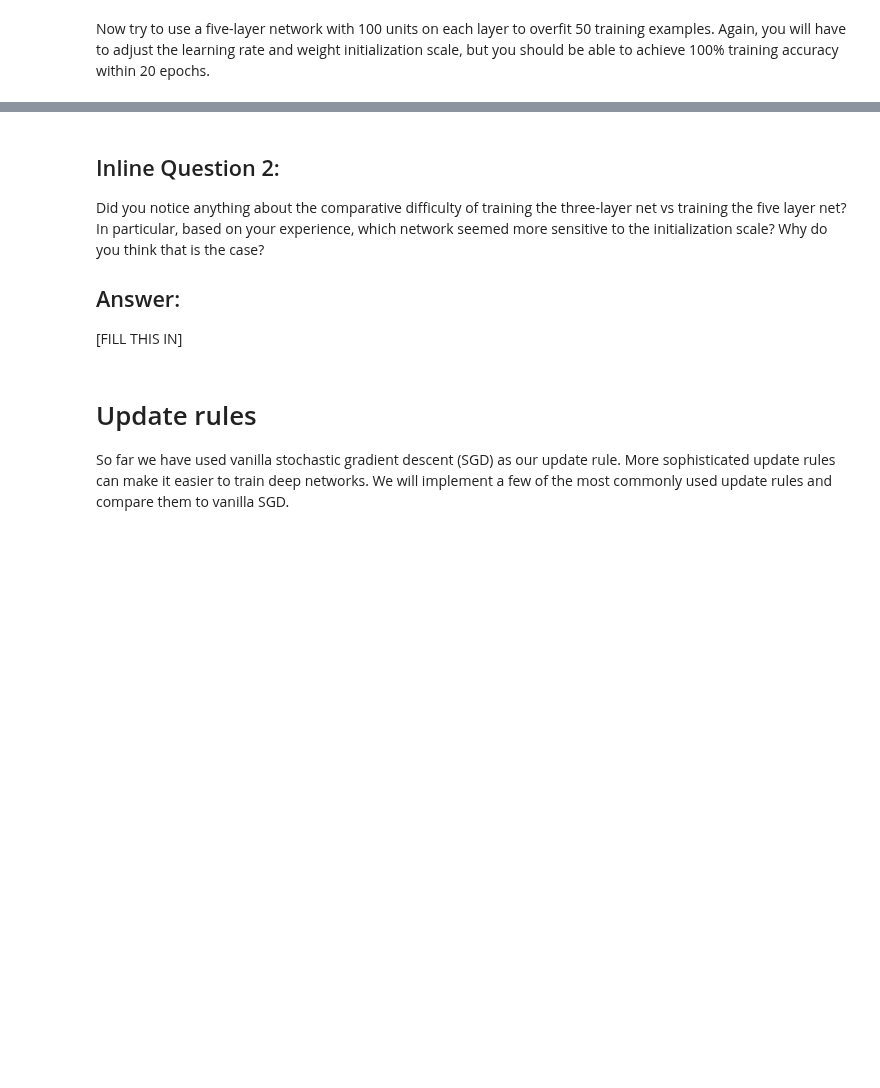
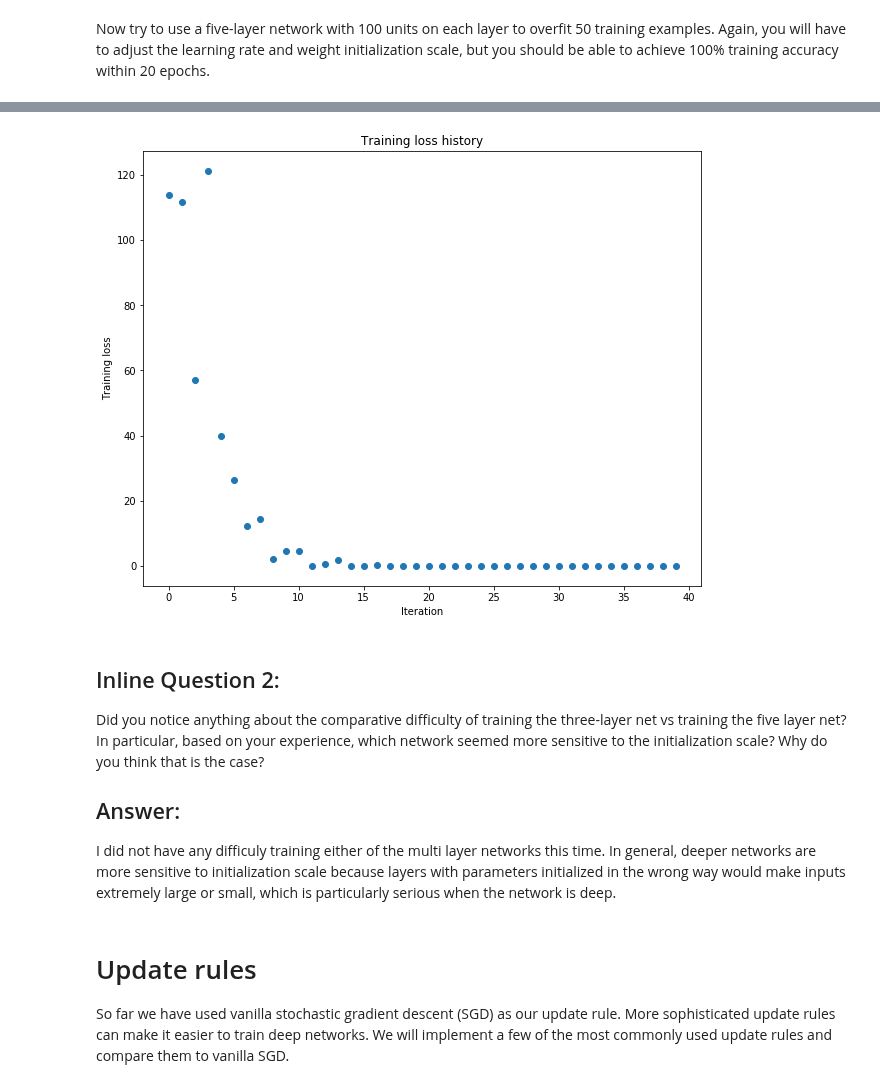
Before and after one commit to kumatheworld/CS231n, a Jupyter notebook: assignment2/FullyConnectedNets.ipynb, the cells around one changed output, grey strips where cells are left out. Drawn from its saved outputs; the diff is of its cells as text; code cells hidden in the pictures; blank space fills up the shorter version.

```diff
--- a/assignment2/FullyConnectedNets.ipynb
+++ b/assignment2/FullyConnectedNets.ipynb
@@ -476,8 +495,8 @@ small_data = {
   'y_val': data['y_val'],
 }
 
-learning_rate = 2e-3  # Experiment with this!
-weight_scale = 1e-5   # Experiment with this!
+learning_rate = 1e-3  # Experiment with this!
+weight_scale = 1e-1   # Experiment with this!
 model = FullyConnectedNet([100, 100, 100, 100],
                 weight_scale=weight_scale, dtype=np.float64)
 solver = Solver(model, small_data,
@@ -494,3 +513,4 @@ plt.title('Training loss history')
 plt.xlabel('Iteration')
 plt.ylabel('Training loss')
 plt.show()
+# %% [output]
@@ -497,9 +534,10 @@ plt.show()
+[figure, added]
 # %% [markdown]
 ## Inline Question 2:
 Did you notice anything about the comparative difficulty of training the three-layer net vs training the five layer net? In particular, based on your experience, which network seemed more sensitive to the initialization scale? Why do you think that is the case?
 
 ## Answer:
-[FILL THIS IN]
+I did not have any difficuly training either of the multi layer networks this time. In general, deeper networks are more sensitive to initialization scale because layers with parameters initialized in the wrong way would make inputs extremely large or small, which is particularly serious when the network is deep.
 # %% [markdown]
 # Update rules
 So far we have used vanilla stochastic gradient descent (SGD) as our update rule. More sophisticated update rules can make it easier to train deep networks. We will implement a few of the most commonly used update rules and compare them to vanilla SGD.
```
Also changed, not shown: parts of 9 cells of this notebook, 2 other files.
